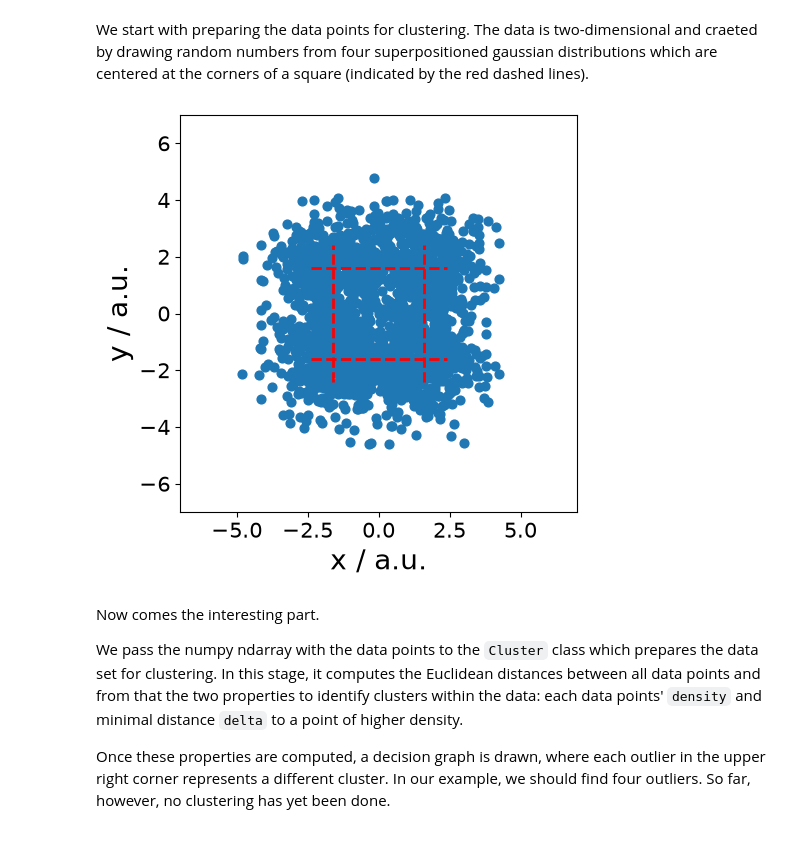
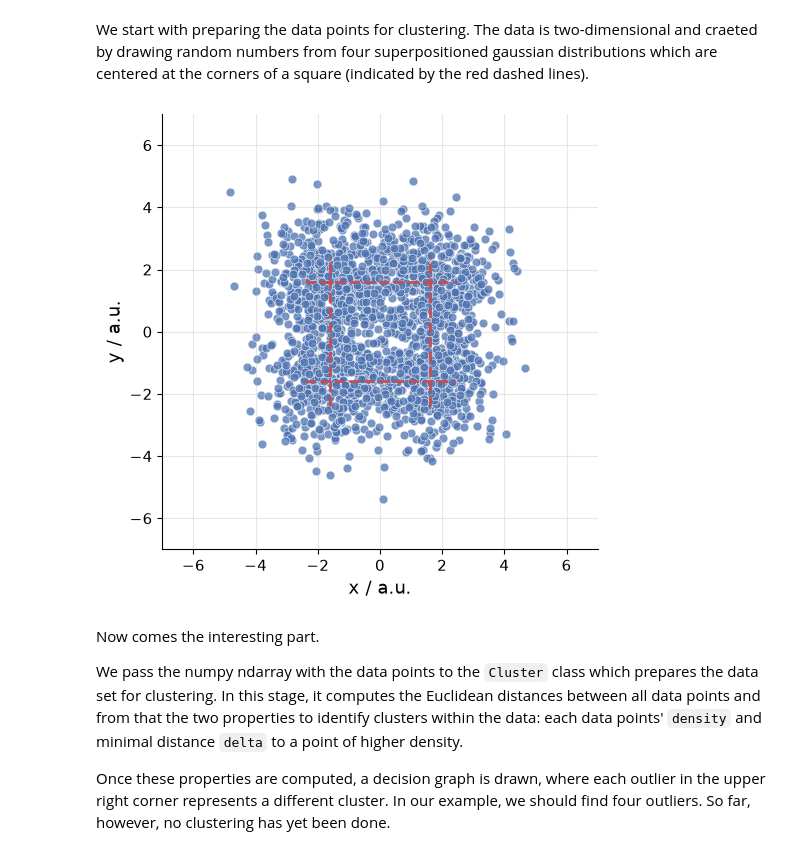
Before and after one commit to cwehmeyer/pydpc, a Jupyter notebook: docs/examples/Example01.ipynb, the cells around one changed output. Saved outputs shown, nothing was run; the diff lists cells and outputs as text; code cells hidden in the pictures.

Commit message:
feat(plots): modernize decision-graph and notebook plot styling

```diff
--- a/docs/examples/Example01.ipynb
+++ b/docs/examples/Example01.ipynb
@@ -15,27 +14,30 @@ We start with preparing the data points for clustering. The data is two-dimensio
 # %%
 # generate the data points
 npoints = 2000
 mux = 1.6
 muy = 1.6
 points = np.zeros(shape=(npoints, 2), dtype=np.float64)
 points[:, 0] = np.random.randn(npoints) + mux * (-1) ** np.random.randint(0, high=2, size=npoints)
 points[:, 1] = np.random.randn(npoints) + muy * (-1) ** np.random.randint(0, high=2, size=npoints)
 # draw the data points
-fig, ax = plt.subplots(figsize=(5, 5))
-ax.scatter(points[:, 0], points[:, 1], s=40)
-ax.plot([-mux, -mux], [-1.5 * muy, 1.5 * muy], "--", linewidth=2, color="red")
-ax.plot([mux, mux], [-1.5 * muy, 1.5 * muy], "--", linewidth=2, color="red")
-ax.plot([-1.5 * mux, 1.5 * mux], [-muy, -muy], "--", linewidth=2, color="red")
-ax.plot([-1.5 * mux, 1.5 * mux], [muy, muy], "--", linewidth=2, color="red")
-ax.set_xlabel(r"x / a.u.", fontsize=20)
-ax.set_ylabel(r"y / a.u.", fontsize=20)
-ax.tick_params(labelsize=15)
+fig, ax = plt.subplots(figsize=(5, 5), constrained_layout=True)
+ax.scatter(
+    points[:, 0], points[:, 1], s=40, color="#4c72b0", alpha=0.75, edgecolor="white", linewidth=0.5
+)
+ax.plot([-mux, -mux], [-1.5 * muy, 1.5 * muy], "--", linewidth=2, color="#c44e52")
+ax.plot([mux, mux], [-1.5 * muy, 1.5 * muy], "--", linewidth=2, color="#c44e52")
+ax.plot([-1.5 * mux, 1.5 * mux], [-muy, -muy], "--", linewidth=2, color="#c44e52")
+ax.plot([-1.5 * mux, 1.5 * mux], [muy, muy], "--", linewidth=2, color="#c44e52")
+ax.set_xlabel(r"x / a.u.", fontsize=13)
+ax.set_ylabel(r"y / a.u.", fontsize=13)
+ax.tick_params(labelsize=11)
 ax.set_xlim([-7, 7])
 ax.set_ylim([-7, 7])
 ax.set_aspect("equal")
-fig.tight_layout()
+ax.grid(alpha=0.3)
+ax.spines[["top", "right"]].set_visible(False)
 # %% [output]
-[figure, old version]
+[figure, new version]
 # %% [markdown]
 Now comes the interesting part.
 
```
Also changed, not shown: parts of 8 cells of this notebook, 1 other file.
